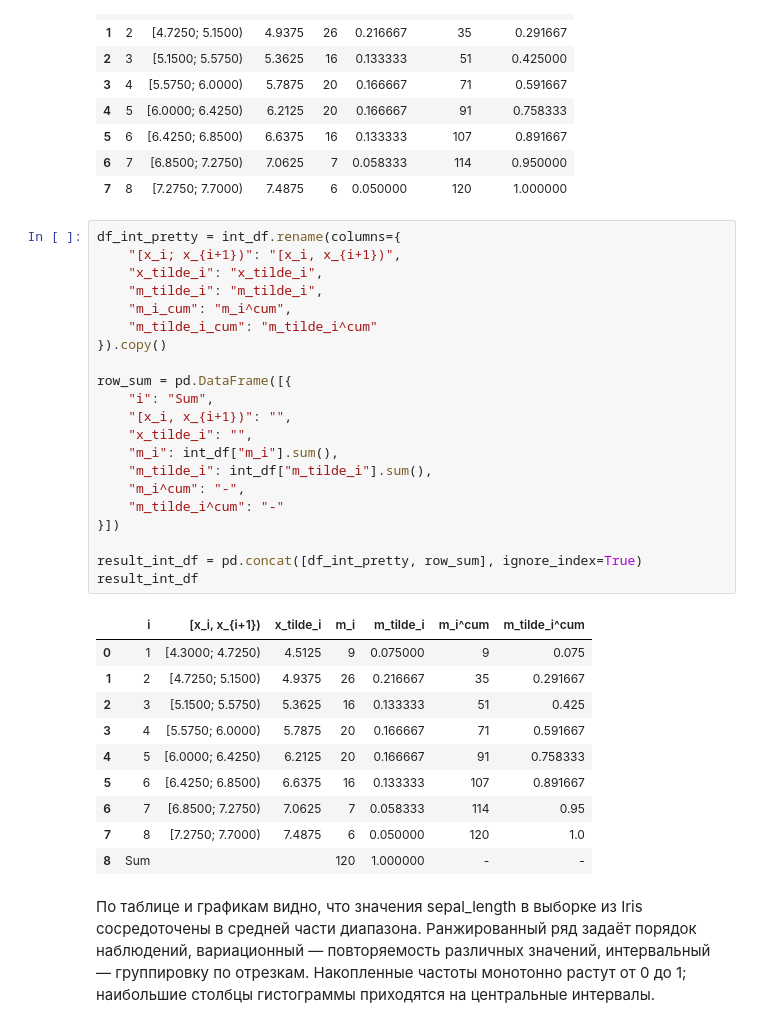
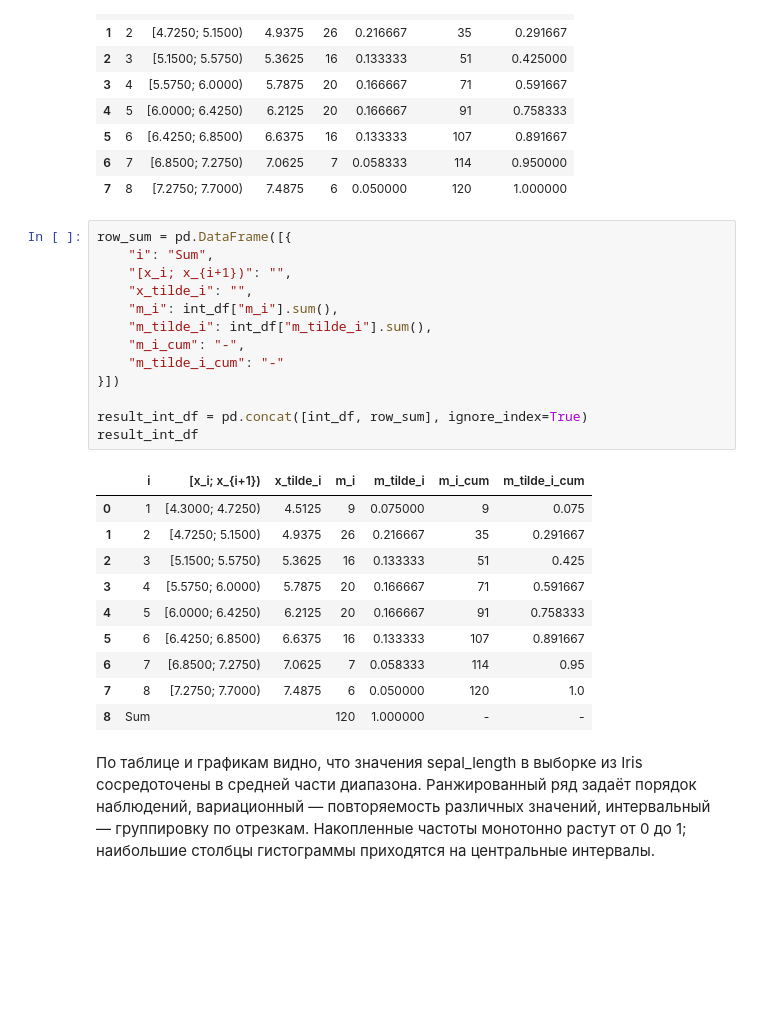
Before and after one commit to the-mvi/smedh-2026, a Jupyter notebook: 2381_Vankov_YS_Vakulenko_IY/task1.ipynb, the cells around one changed output. Cells and saved outputs as stored; diff of their text form; blank space fills up the shorter version.

```diff
--- a/2381_Vankov_YS_Vakulenko_IY/task1.ipynb
+++ b/2381_Vankov_YS_Vakulenko_IY/task1.ipynb
@@ -159,28 +159,20 @@ int_df
 | 6 | 7 | [6.8500; 7.2750) | 7.0625 | 7 | 0.058333 | 114 | 0.950000 |
 | 7 | 8 | [7.2750; 7.7000) | 7.4875 | 6 | 0.050000 | 120 | 1.000000 |
 # %%
-df_int_pretty = int_df.rename(columns={
-    "[x_i; x_{i+1})": "[x_i, x_{i+1})",
-    "x_tilde_i": "x_tilde_i",
-    "m_tilde_i": "m_tilde_i",
-    "m_i_cum": "m_i^cum",
-    "m_tilde_i_cum": "m_tilde_i^cum"
-}).copy()
-
 row_sum = pd.DataFrame([{
     "i": "Sum",
-    "[x_i, x_{i+1})": "",
+    "[x_i; x_{i+1})": "",
     "x_tilde_i": "",
     "m_i": int_df["m_i"].sum(),
     "m_tilde_i": int_df["m_tilde_i"].sum(),
-    "m_i^cum": "-",
-    "m_tilde_i^cum": "-"
+    "m_i_cum": "-",
+    "m_tilde_i_cum": "-"
 }])
 
-result_int_df = pd.concat([df_int_pretty, row_sum], ignore_index=True)
+result_int_df = pd.concat([int_df, row_sum], ignore_index=True)
 result_int_df
 # %% [output]
-|  | i | [x_i, x_{i+1}) | x_tilde_i | m_i | m_tilde_i | m_i^cum | m_tilde_i^cum |
+|  | i | [x_i; x_{i+1}) | x_tilde_i | m_i | m_tilde_i | m_i_cum | m_tilde_i_cum |
 | 0 | 1 | [4.3000; 4.7250) | 4.5125 | 9 | 0.075000 | 9 | 0.075 |
 | 1 | 2 | [4.7250; 5.1500) | 4.9375 | 26 | 0.216667 | 35 | 0.291667 |
 | 2 | 3 | [5.1500; 5.5750) | 5.3625 | 16 | 0.133333 | 51 | 0.425 |
```
